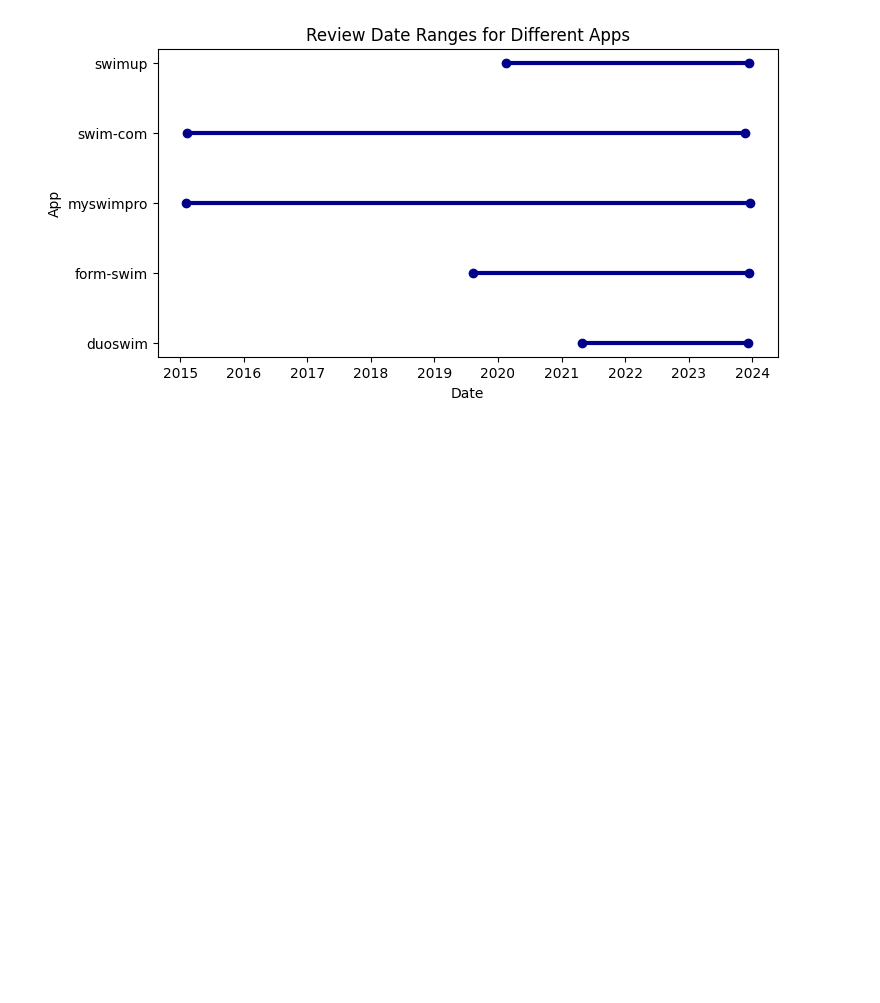
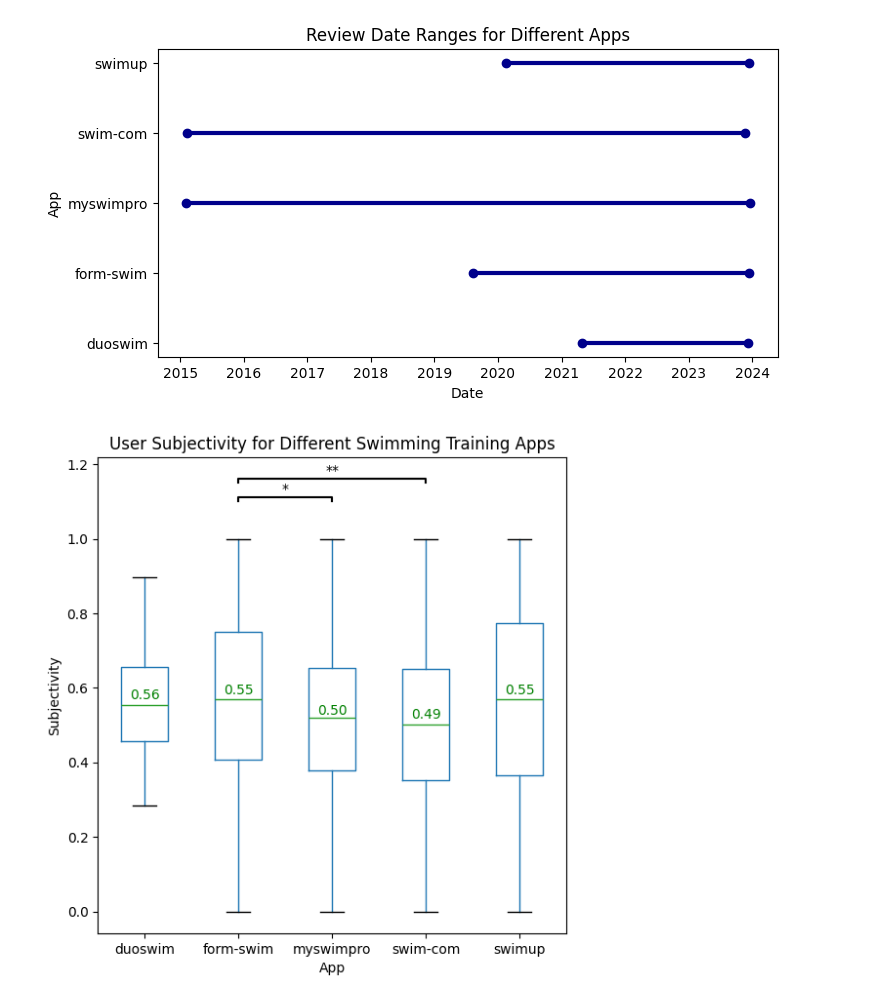
Before and after one commit to momonong/swim-apps-reviews-analysis, a Jupyter notebook: data_mining/da4.ipynb, the cells around one changed output. Cells and saved outputs as stored; diff of their text form; code cells hidden in the pictures; blank space fills up the shorter version.

Commit message:
Update box plots of sentiment and subjectivity with significance level

```diff
--- a/data_mining/da4.ipynb
+++ b/data_mining/da4.ipynb
@@ -231,3 +224,48 @@ plt.ylabel('App')
 plt.show()
 # %% [output]
 [figure]
+# %%
+# 生成箱线图
+plt.rcParams['figure.figsize'] = [6, 6.5]
+boxplot = df.boxplot(column='subjectivity', by='app', grid=False)
+
+plt.title('User Subjectivity for Different Swimming Training Apps')
+plt.xlabel('App')
+plt.ylabel('Subjectivity')
+plt.suptitle('')
+plt.xticks(rotation=0)  # 确保应用程序名称是水平的
+
+# 获取每个箱线图的五数总结数据（最小值、第一四分位数、中位数、第三四分位数、最大值）
+grouped = df.groupby('app')['subjectivity']
+stats = grouped.describe()
+
+adjustments = {
+    'duoswim': 0.04,
+    'form-swim': 0.06,
+    'myswimpro': 0.06,
+    'swim-com': 0.06,
+    'swimup': 0.06
+}
+
+for i, app in enumerate(stats.index, 1):  # enumerate 从1开始，因为箱线图的箱子从1开始
+    mean = stats.loc[app, 'mean']
+    adjustment = adjustments[app]
+
+    # 调整标签的位置和字体
+    plt.text(i, mean + adjustment, f'{mean:.2f}', horizontalalignment='center', verticalalignment='top', fontsize=10, color='green', bbox=dict(facecolor='none', edgecolor='none', alpha=0.5))
+
+# 添加显著性标记
+def add_significance(ax, x1, x2, y, text):
+    x = [x1, x1, x2, x2]
+    y_list = [y, y + 0.01, y + 0.01, y]
+    ax.plot(x, y_list, lw=1.5, color='black')
+    ax.text((x1 + x2) * .5, y + 0.015, text, ha='center', va='bottom', color='black', fontsize=10)
+
+ax = plt.gca()
+y_max = df['subjectivity'].max() + 0.1
+add_significance(ax, 2, 3, y_max, '*')
+add_significance(ax, 2, 4, y_max + 0.05, '**')
+
+plt.show()
+# %% [output]
+[figure, added]
```
Also changed, not shown: parts of 3 cells of this notebook, 3 other files.
